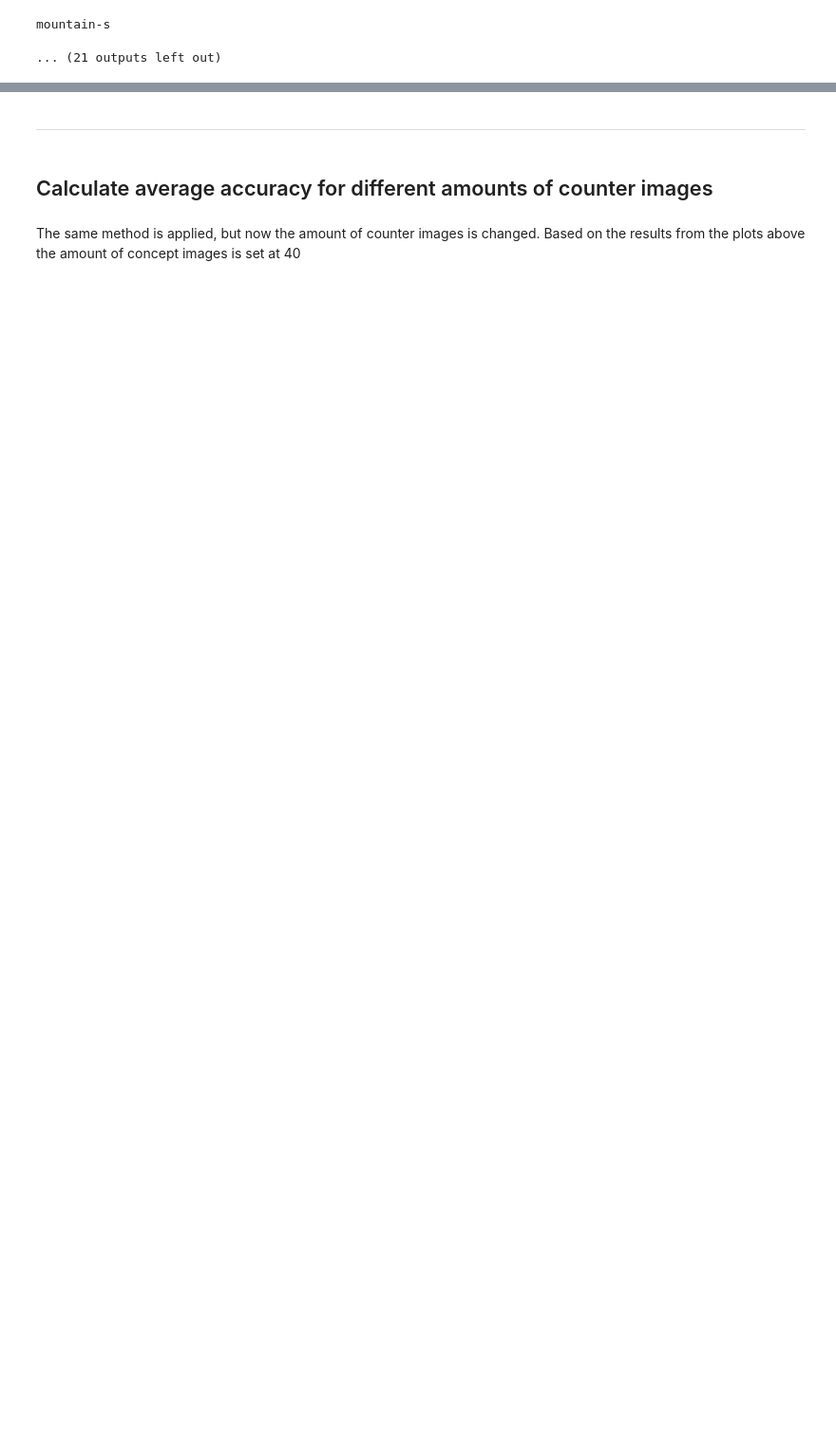
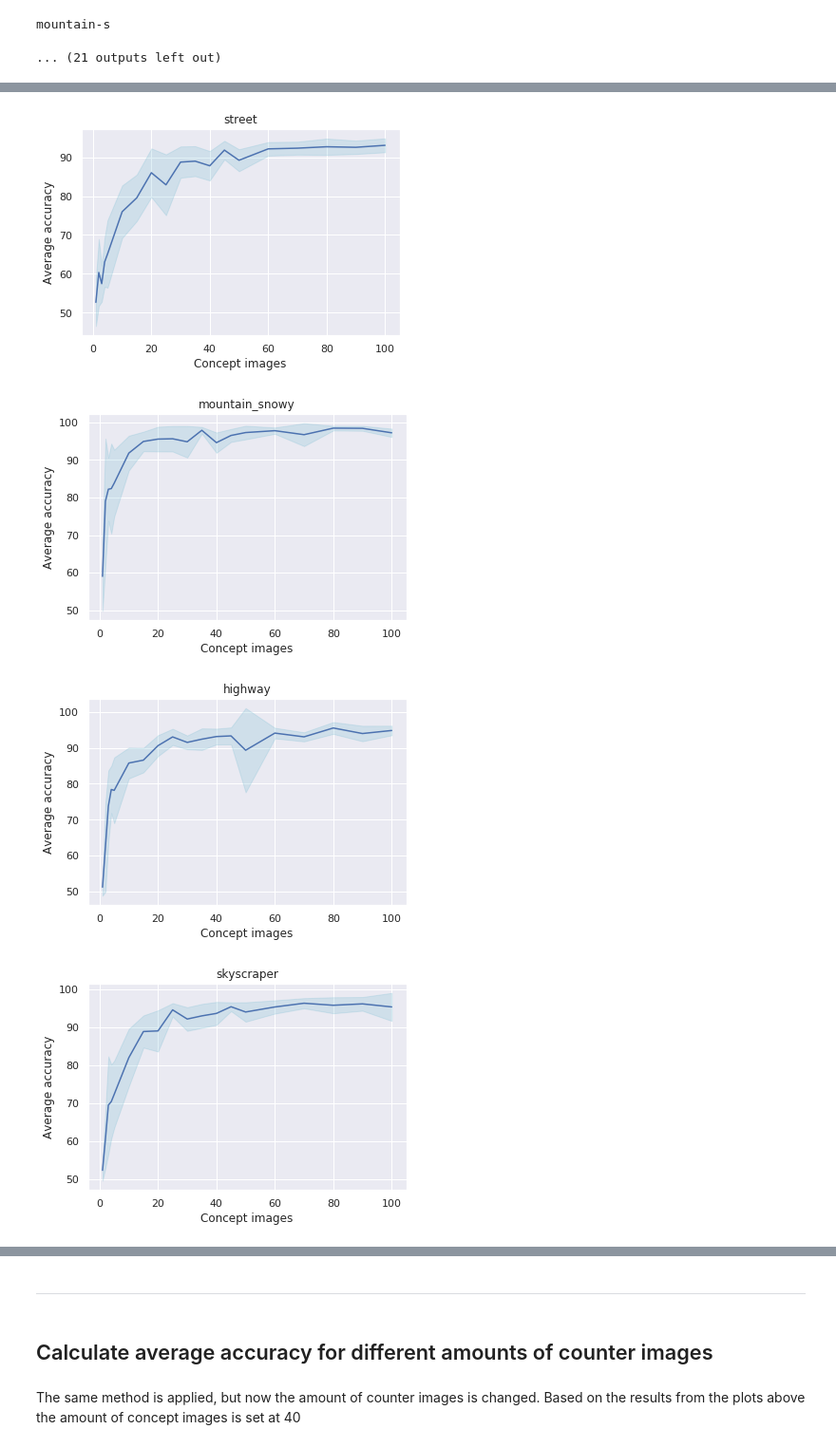
Before and after one commit to Pimmmm/Thesis-Scripts, a Jupyter notebook: p1_main.ipynb, the cells around one changed output, grey strips where cells are left out. Shown at 95% size. Drawn from its saved outputs; the diff is of its cells as text; code cells hidden in the pictures; blank space fills up the shorter version.

```diff
--- a/p1_main.ipynb
+++ b/p1_main.ipynb
@@ -48,6 +49,7 @@ Importing Jupyter notebook from p1_GetCosineSimilarityDistance.ipynb
 Importing Jupyter notebook from p1_MakeVectorDictionary.ipynb
 Importing Jupyter notebook from p1_SubsetConceptImages.ipynb
 # %%
+sns.set(style="darkgrid")
 print(os.path.exists('/raid/data/datasets/broden1_384'))
 print(os.getcwd())
 # %% [output]
@@ -553,20 +551,0 @@ Plot the accuracy and the standard deviation for the different amount of concept
-# %%
-for scene in scene_concepts:
-    ys = []
-    std_dev = []
-    xs = list(collections.OrderedDict.fromkeys(scene_instance_dictionary[scene]['num_imgs']))
-
-    for key in scene_instance_dictionary[scene].keys():
-        if key != 'num_imgs':
-            ys.append(mean(scene_instance_dictionary[scene][key])*100)
-            std_dev.append(stdev(scene_instance_dictionary[scene][key])*100)
-
-    title = scene + ': ' + '500 counter images'
-    plt.errorbar(xs, ys, std_dev, linestyle = 'solid', marker='^', linewidth = 0.5)
-
-    plt.ylim(40,100)
-    plt.title(title)
-    plt.xlabel('amount of concept images')
-    plt.ylabel('average accuracy')
-    plt.savefig(os.path.join('../Plots/', scene + '_average_accuracy.png'), bbox_inches='tight')
-    plt.show()
@@ -586,0 +554,19 @@ for scene in scene_concepts:
+# %%
+scene_accuracy_df = pd.DataFrame.from_dict(scene_instance_dictionary)
+# %%
+for scene in scene_concepts:
+    scene_accuracy_subset = scene_accuracy_df.loc[scene_accuracy_df['Concept'] == scene, :]
+    ax = sns.lineplot(x='Concept images', y = 'Average accuracy', ci='sd', data=scene_accuracy_subset)
+
+    title = scene[:-2]
+    plt.xlabel('Concept images')
+    plt.ylabel('Average accuracy')
+    plt.title(title)
+    ax.get_children()[0].set_color('c')
+    plt.savefig(os.path.join('../Plots/', scene + '_average_accuracy.png'), bbox_inches='tight')
+    plt.show(ax)
+# %% [output]
+[figure, added]
+[figure, added]
+[figure, added]
+[figure, added]
```
Also changed, not shown: parts of 12 cells of this notebook, 2 other files.
